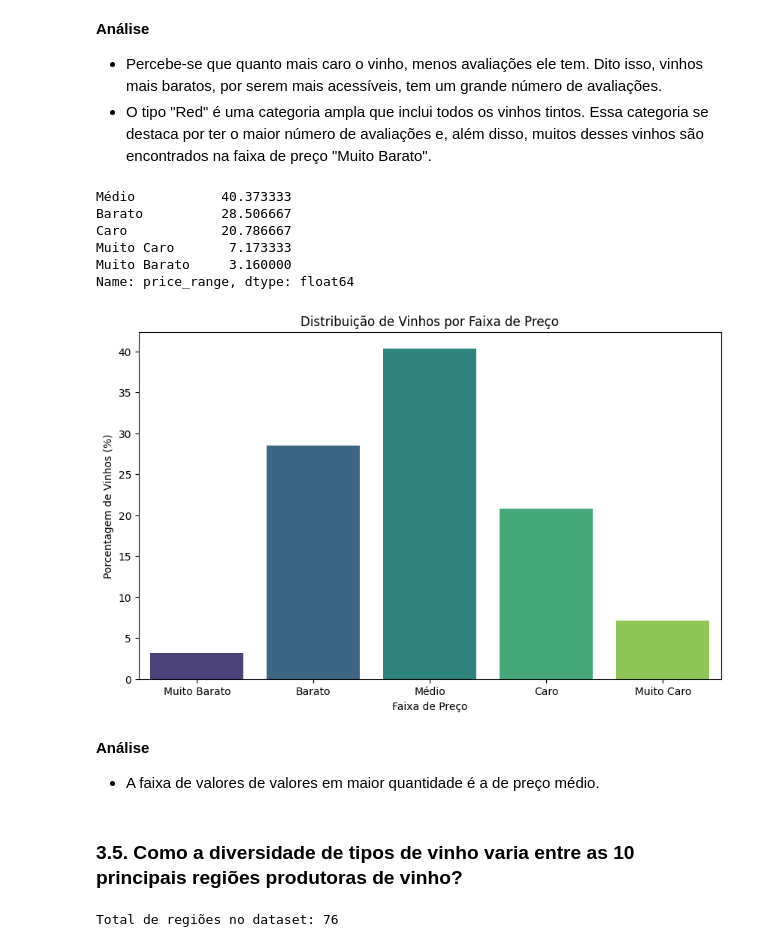
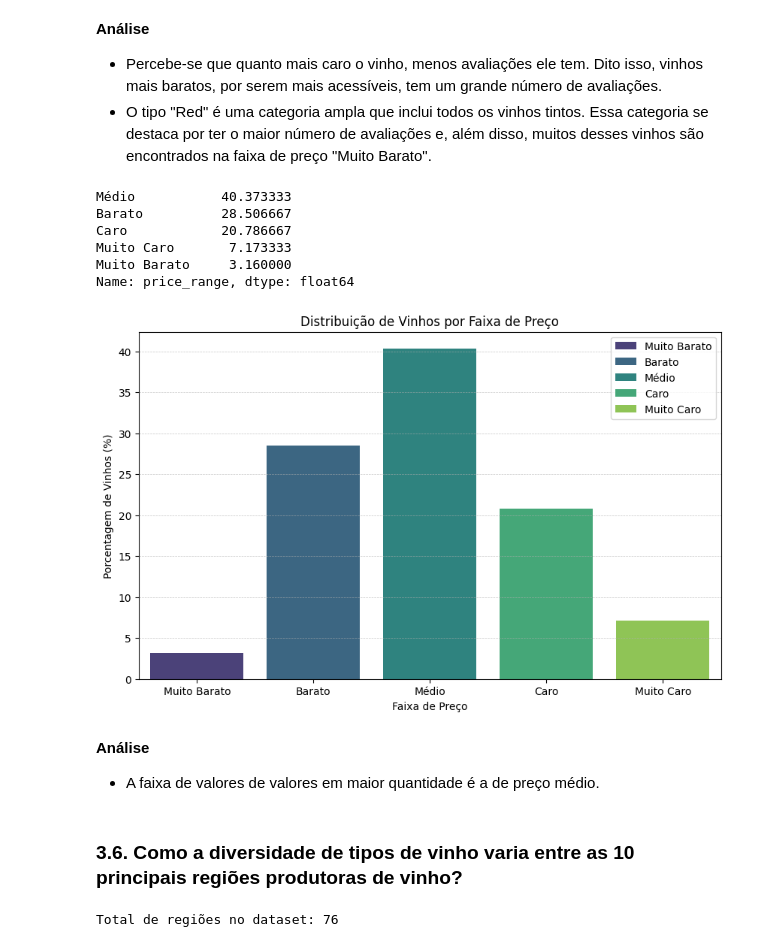
Before and after one commit to atlantico-academy/equipe3-2024.2, a Jupyter notebook: notebooks/01-exploratory_data_analysis.ipynb, the cells around one changed output. Cells and saved outputs as stored; diff of their text form; code cells hidden in the pictures.

```diff
--- a/notebooks/01-exploratory_data_analysis.ipynb
+++ b/notebooks/01-exploratory_data_analysis.ipynb
@@ -214,33 +355,39 @@ plt.show()
 # %%
 # Calculando o número de vinhos em cada faixa de preço
 price_range_counts = df['price_range'].value_counts()
 
 # Calculando as porcentagens
 price_range_percentages = (price_range_counts / len(df)) * 100
 
 # Exibindo os resultados
 print(price_range_percentages)
 
 # Opcional: Plotando um gráfico de barras para visualização
 plt.figure(figsize=(10, 6))
-sns.barplot(x=price_range_percentages.index, y=price_range_percentages.values, palette='viridis')
+barplot = sns.barplot(x=price_range_percentages.index, y=price_range_percentages.values, hue=price_range_percentages.index, palette='viridis', dodge=False)
 plt.xlabel('Faixa de Preço')
 plt.ylabel('Porcentagem de Vinhos (%)')
 plt.title('Distribuição de Vinhos por Faixa de Preço')
+
+barplot.grid(True, linestyle='--', linewidth=0.5, alpha=0.7)
+barplot.xaxis.grid(False)
+barplot.set_zorder(2)
+barplot.grid(True, which='both', axis='y', linestyle='--', linewidth=0.5, alpha=0.7, zorder=1)
+
 plt.show()
 # %% [output]
 Médio           40.373333
 Barato          28.506667
 Caro            20.786667
 Muito Caro       7.173333
 Muito Barato     3.160000
 Name: price_range, dtype: float64
-[figure, old version]
+[figure, new version]
 # %% [markdown]
 **Análise**
 - A faixa de valores de valores em maior quantidade é a de preço médio.
 # %% [markdown]
-### 3.5. Como a diversidade de tipos de vinho varia entre as 10 principais regiões produtoras de vinho?
+### 3.6. Como a diversidade de tipos de vinho varia entre as 10 principais regiões produtoras de vinho?
 # %%
 # Contar o número total de regiões distintas
 total_regions = df['region'].nunique()
```
Also changed, not shown: parts of 35 cells of this notebook, 2 other files.
